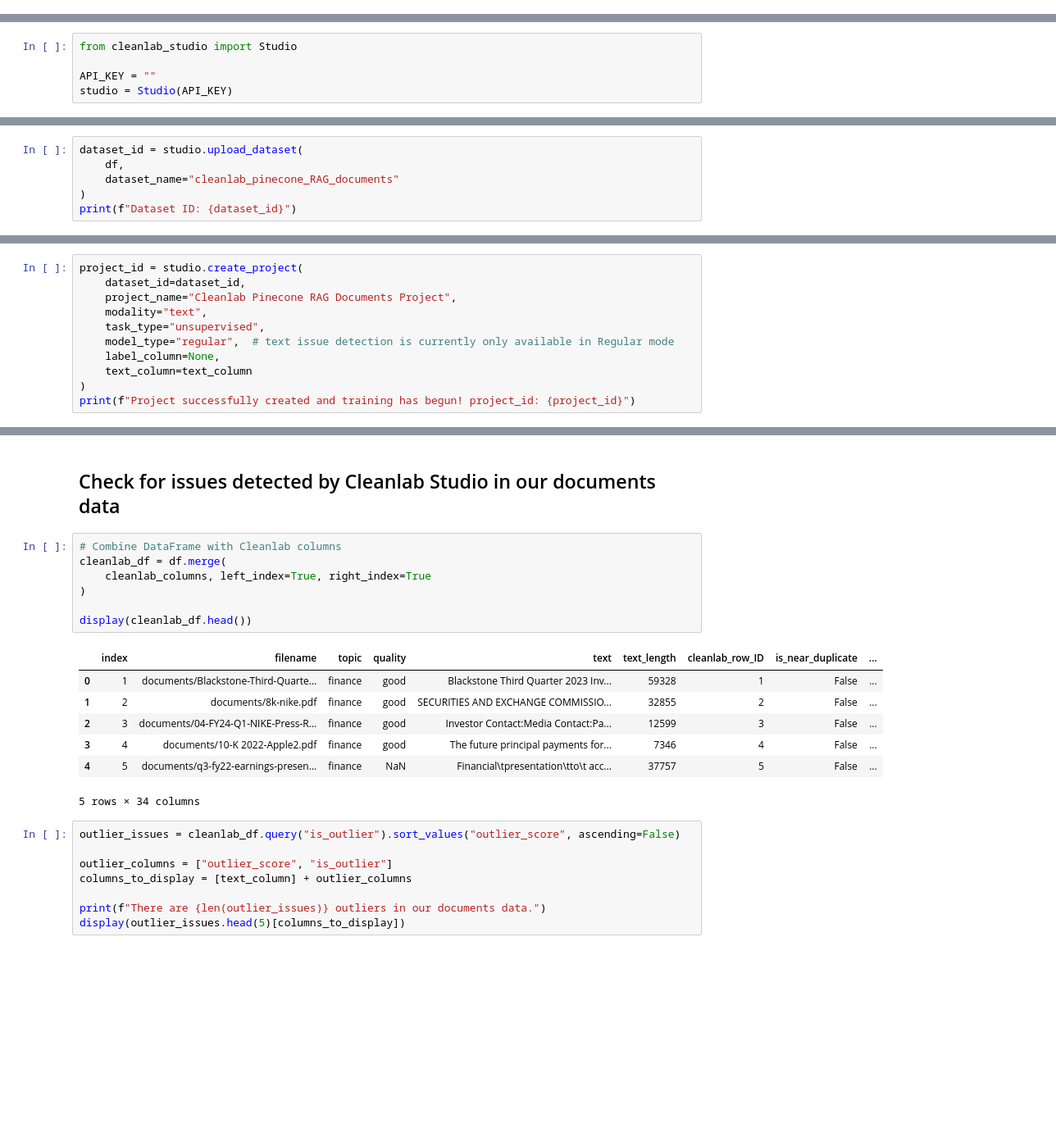
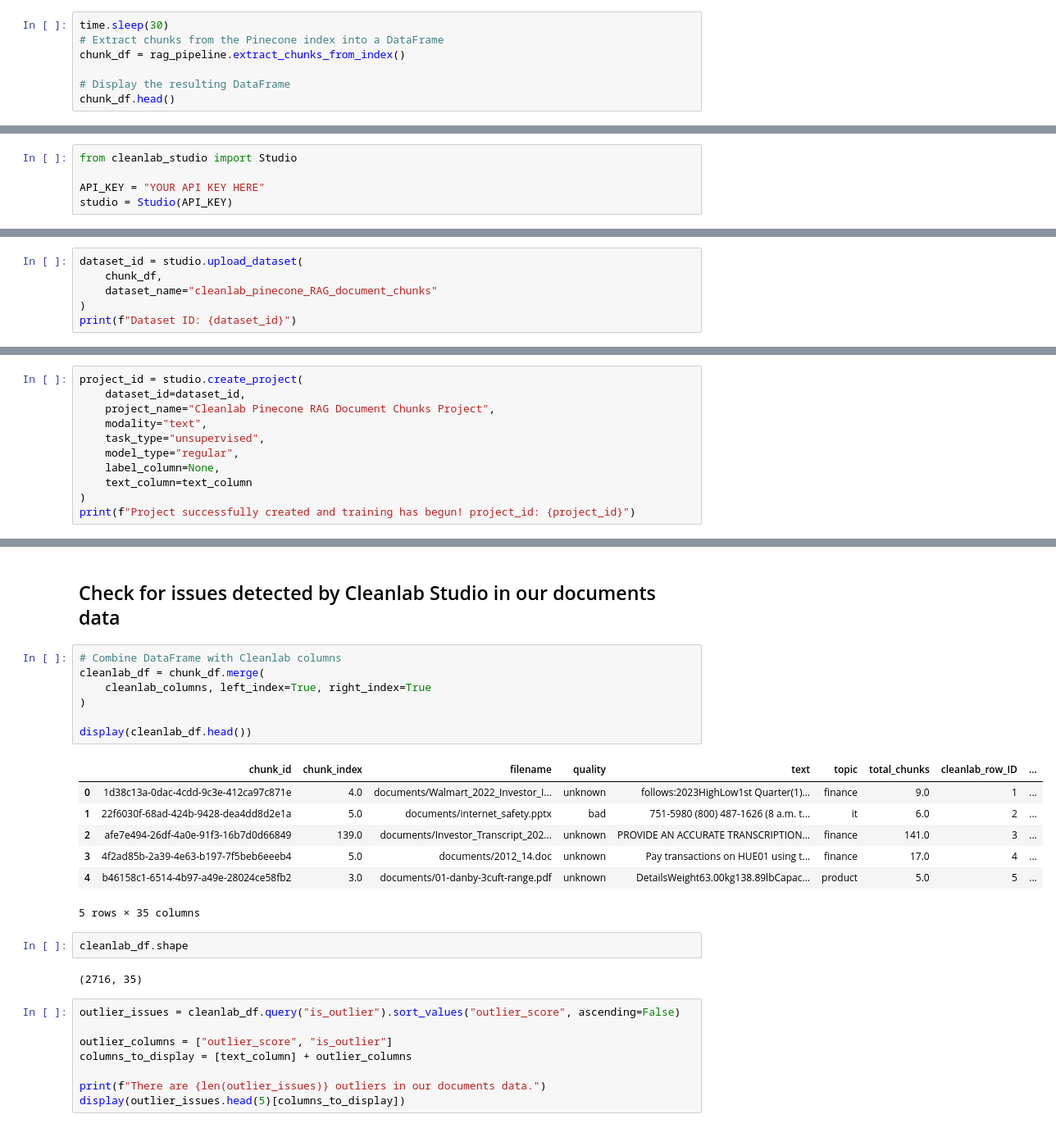
Before and after one commit to cleanlab/cleanlab-tools, a Jupyter notebook: cleanlab_pinecone_rag_workflow/Cleanlab_Pinecone_RAG.ipynb, the cells around one changed output, grey strips where cells are left out. Shown: that part at 82% size. Drawn from its saved outputs; the diff is of its cells as text; blank space fills up the shorter version.

```diff
--- a/cleanlab_pinecone_rag_workflow/Cleanlab_Pinecone_RAG.ipynb
+++ b/cleanlab_pinecone_rag_workflow/Cleanlab_Pinecone_RAG.ipynb
@@ -223,0 +374,7 @@ sales      3     3
+# %%
+time.sleep(30)
+# Extract chunks from the Pinecone index into a DataFrame
+chunk_df = rag_pipeline.extract_chunks_from_index()
+
+# Display the resulting DataFrame
+chunk_df.head()
@@ -226,6 +428,6 @@ sales      3     3
 # %%
 from cleanlab_studio import Studio
 
-API_KEY = ""
+API_KEY = "YOUR API KEY HERE"
 studio = Studio(API_KEY)
 # %% [markdown]
@@ -233,7 +435,7 @@ studio = Studio(API_KEY)
 # %%
 dataset_id = studio.upload_dataset(
-    df,
-    dataset_name="cleanlab_pinecone_RAG_documents"
+    chunk_df,
+    dataset_name="cleanlab_pinecone_RAG_document_chunks"
 )
 print(f"Dataset ID: {dataset_id}")
 # %% [output]
@@ -245,10 +449,10 @@ text_column = "text"
 # %%
 project_id = studio.create_project(
     dataset_id=dataset_id,
-    project_name="Cleanlab Pinecone RAG Documents Project",
+    project_name="Cleanlab Pinecone RAG Document Chunks Project",
     modality="text",
     task_type="unsupervised",
-    model_type="regular",  # text issue detection is currently only available in Regular mode
+    model_type="regular",
     label_column=None,
     text_column=text_column
 )
@@ -280,19 +484,23 @@ Index(['cleanlab_row_ID', 'is_near_duplicate', 'near_duplicate_score',
 ## Check for issues detected by Cleanlab Studio in our documents data
 # %%
 # Combine DataFrame with Cleanlab columns
-cleanlab_df = df.merge(
+cleanlab_df = chunk_df.merge(
     cleanlab_columns, left_index=True, right_index=True
 )
 
 display(cleanlab_df.head())
 # %% [output]
-|  | index | filename | topic | quality | text | text_length | cleanlab_row_ID | is_near_duplicate | ... |
-| 0 | 1 | documents/Blackstone-Third-Quarte... | finance | good | Blackstone Third Quarter 2023 Inv... | 59328 | 1 | False | ... |
-| 1 | 2 | documents/8k-nike.pdf | finance | good | SECURITIES AND EXCHANGE COMMISSIO... | 32855 | 2 | False | ... |
-| 2 | 3 | documents/04-FY24-Q1-NIKE-Press-R... | finance | good | Investor Contact:Media Contact:Pa... | 12599 | 3 | False | ... |
-| 3 | 4 | documents/10-K 2022-Apple2.pdf | finance | good | The future principal payments for... | 7346 | 4 | False | ... |
-| 4 | 5 | documents/q3-fy22-earnings-presen... | finance | NaN | Financial\tpresentation\tto\t acc... | 37757 | 5 | False | ... |
+|  | chunk_id | chunk_index | filename | quality | text | topic | total_chunks | cleanlab_row_ID | ... |
+| 0 | 1d38c13a-0dac-4cdd-9c3e-412ca97c871e | 4.0 | documents/Walmart_2022_Investor_I... | unknown | follows:2023HighLow1st Quarter(1)... | finance | 9.0 | 1 | ... |
+| 1 | 22f6030f-68ad-424b-9428-dea4dd8d2e1a | 5.0 | documents/internet_safety.pptx | bad | 751-5980 (800) 487-1626 (8 a.m. t... | it | 6.0 | 2 | ... |
+| 2 | afe7e494-26df-4a0e-91f3-16b7d0d66849 | 139.0 | documents/Investor_Transcript_202... | unknown | PROVIDE AN ACCURATE TRANSCRIPTION... | finance | 141.0 | 3 | ... |
+| 3 | 4f2ad85b-2a39-4e63-b197-7f5beb6eeeb4 | 5.0 | documents/2012_14.doc | unknown | Pay transactions on HUE01 using t... | finance | 17.0 | 4 | ... |
+| 4 | b46158c1-6514-4b97-a49e-28024ce58fb2 | 3.0 | documents/01-danby-3cuft-range.pdf | unknown | DetailsWeight63.00kg138.89lbCapac... | product | 5.0 | 5 | ... |
-5 rows × 34 columns
+5 rows × 35 columns
+# %%
+cleanlab_df.shape
+# %% [output]
+(2716, 35)
 # %%
 outlier_issues = cleanlab_df.query("is_outlier").sort_values("outlier_score", ascending=False)
 
```
Also changed, not shown: parts of 65 cells of this notebook, 1 other file.
